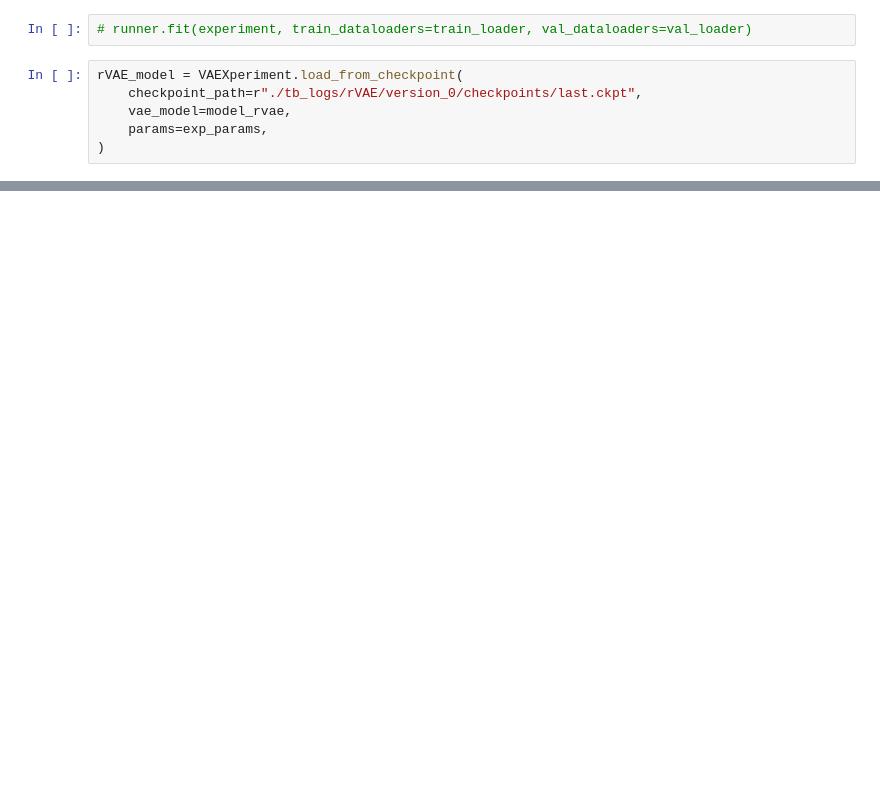
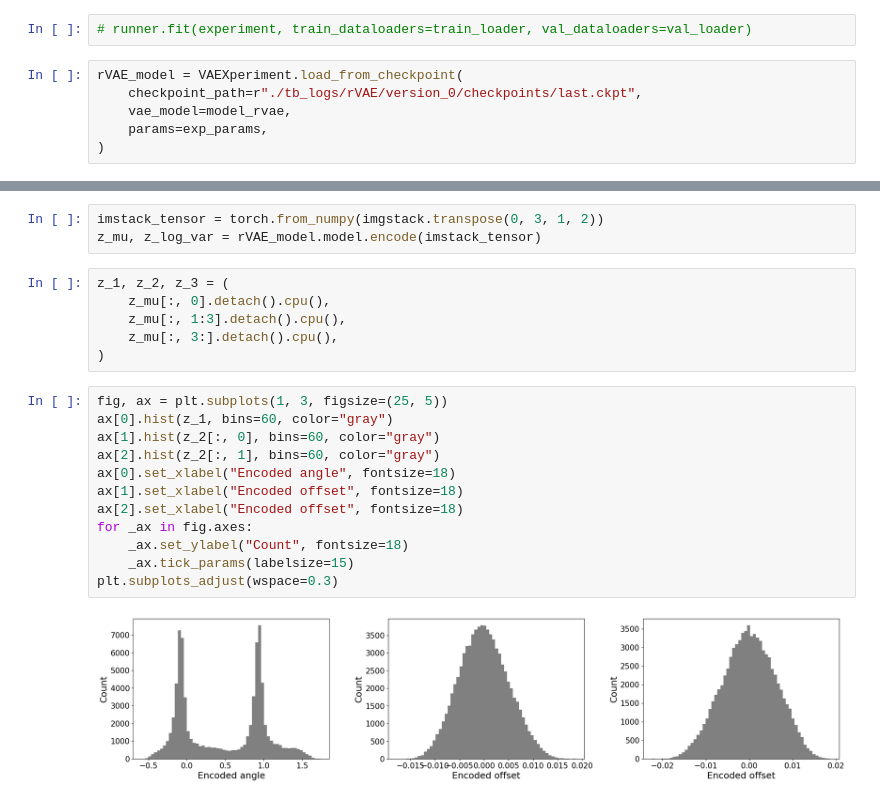
Before and after one commit to ikkihou/rVAE-Paper-Repro, a Jupyter notebook: rVAE_chemTransform.ipynb, the cells around one changed output, grey strips where cells are left out. Saved outputs shown, nothing was run; the diff lists cells and outputs as text; blank space fills up the shorter version.

```diff
--- a/rVAE_chemTransform.ipynb
+++ b/rVAE_chemTransform.ipynb
@@ -414,0 +416,23 @@ rVAE_model.manifold2d(d=12, cmap="jet")
+# %%
+imstack_tensor = torch.from_numpy(imgstack.transpose(0, 3, 1, 2))
+z_mu, z_log_var = rVAE_model.model.encode(imstack_tensor)
+# %%
+z_1, z_2, z_3 = (
+    z_mu[:, 0].detach().cpu(),
+    z_mu[:, 1:3].detach().cpu(),
+    z_mu[:, 3:].detach().cpu(),
+)
+# %%
+fig, ax = plt.subplots(1, 3, figsize=(25, 5))
+ax[0].hist(z_1, bins=60, color="gray")
+ax[1].hist(z_2[:, 0], bins=60, color="gray")
+ax[2].hist(z_2[:, 1], bins=60, color="gray")
+ax[0].set_xlabel("Encoded angle", fontsize=18)
+ax[1].set_xlabel("Encoded offset", fontsize=18)
+ax[2].set_xlabel("Encoded offset", fontsize=18)
+for _ax in fig.axes:
+    _ax.set_ylabel("Count", fontsize=18)
+    _ax.tick_params(labelsize=15)
+plt.subplots_adjust(wspace=0.3)
+# %% [output]
+[figure, added]
```
Also changed, not shown: parts of 7 cells of this notebook, 2 other files.
